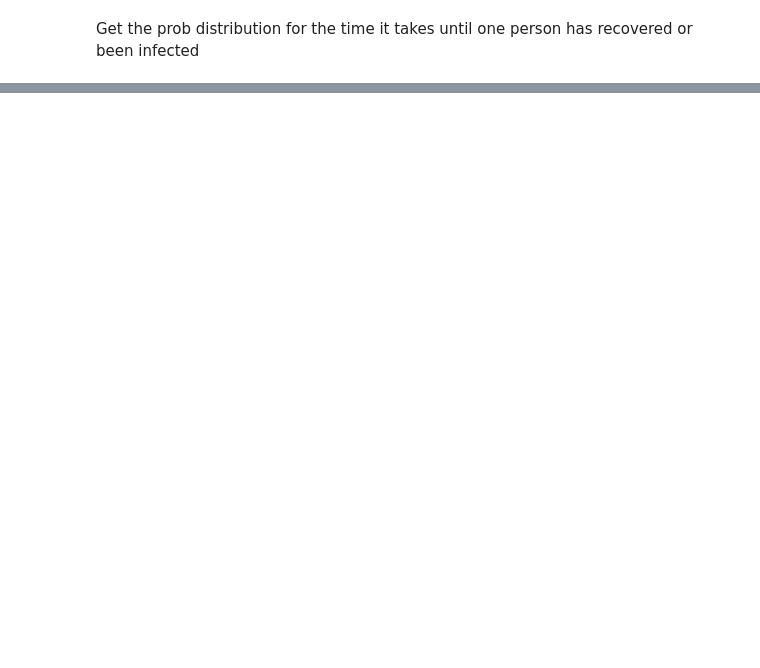
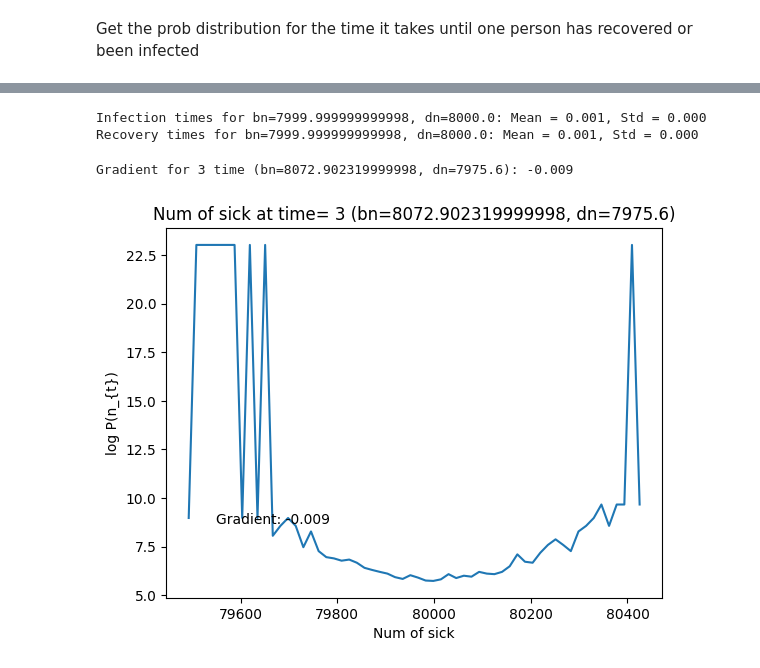
Before and after one commit to CleosCleopatra/combBio3, a Jupyter notebook: SIS model (stochastic and deterministic)_notebook.ipynb, the cells around one changed output, grey strips where cells are left out. Drawn from its saved outputs; the diff is of its cells as text; code cells hidden in the pictures; blank space fills up the shorter version.

```diff
--- a/SIS model (stochastic and deterministic)_notebook.ipynb
+++ b/SIS model (stochastic and deterministic)_notebook.ipynb
@@ -139,0 +149,42 @@ time_to_infection_list, time_to_recovery_list = find_time_to_event(bn, dn, dt)
+# %%
+alpha = 0.5
+beta = 0.1
+N = 100000
+n0 = int(N*((alpha - beta)/alpha))
+
+bn = alpha * n0 * (1 - n0/N)
+dn = beta * n0
+
+infection_time_for_T_ext, recovery_time_for_T_ext = find_time_to_event(bn, dn, dt, number_of_repititions=10000)
+
+#Find T_Ext
+num_trials = 500
+T_ext_list = np.zeros(num_trials)
+for i in range(num_trials):
+    n = n0
+    cur_time = 0
+    while n>0 and cur_time < 1e6:
+        t_infect = np.random.choice(infection_time_for_T_ext)
+        t_recover = np.random.choice(recovery_time_for_T_ext)
+        cur_time += min(t_infect, t_recover)
+        if t_infect < t_recover:
+            n += 1
+        else:
+            n -= 1
+    T_ext_list[i] = cur_time
+
+    if i % 50 == 0:
+        print(f"Simulation {i*50}/500 completed")
+
+T_ext = np.mean(T_ext_list)
+# %% [output]
+Infection times for bn=7999.999999999998, dn=8000.0: Mean = 0.001, Std = 0.000
+Recovery times for bn=7999.999999999998, dn=8000.0: Mean = 0.001, Std = 0.000
+# %%
+
+
+developing_system(alpha, beta, N, 3)
+developing_system(alpha, beta, N, 10)
+# %% [output]
+Gradient for 3 time (bn=8072.902319999998, dn=7975.6): -0.009
+[figure, added]
```
Also changed, not shown: parts of 5 cells of this notebook.
